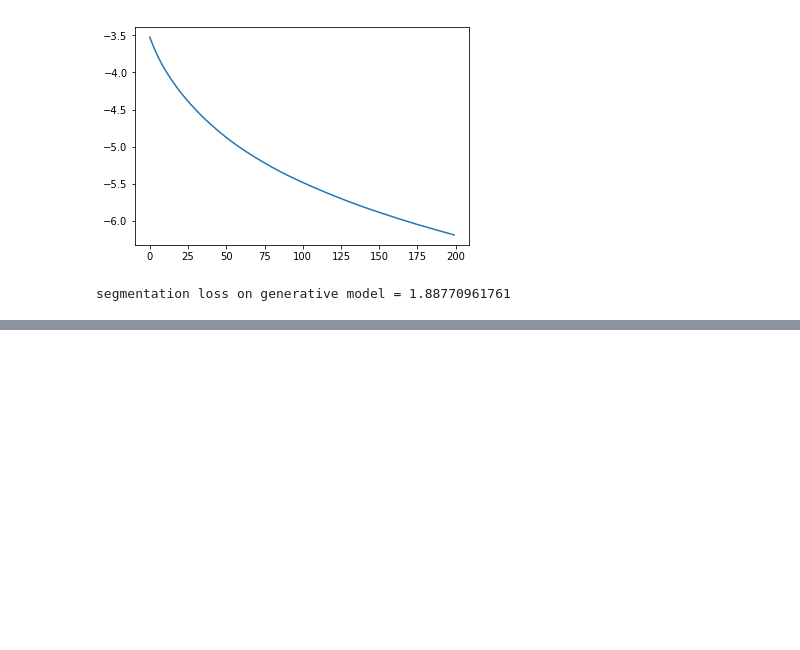
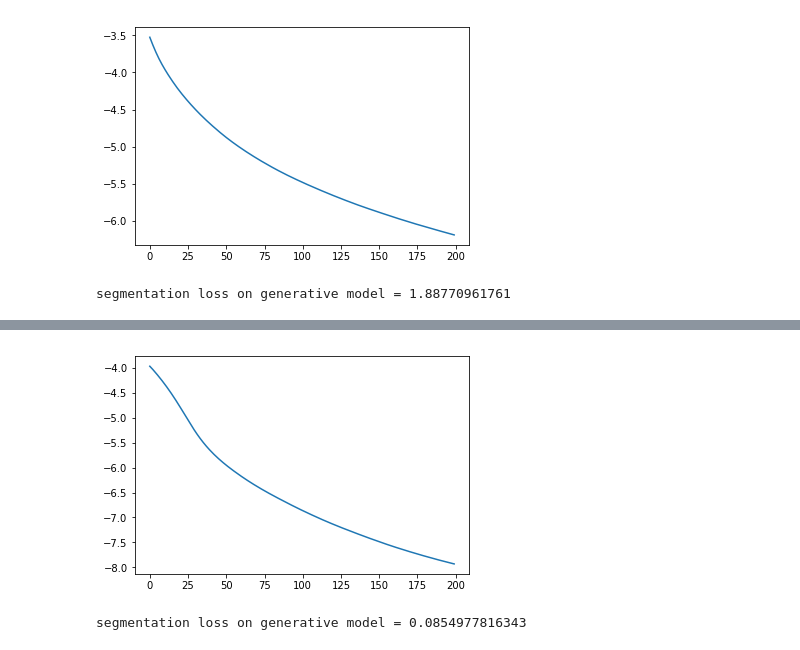
Before and after one commit to ashysheya/research_project, a Jupyter notebook: training_baseline_unet.ipynb, the cells around one changed output, grey strips where cells are left out. Cells and saved outputs as stored; diff of their text form; code cells hidden in the pictures; blank space fills up the shorter version.

```diff
--- a/training_baseline_unet.ipynb
+++ b/training_baseline_unet.ipynb
@@ -230,0 +271,10 @@ segmentation loss on generative model = 1.88770961761
+# %%
+plt.plot(np.log(np.array(gen_loss)))
+plt.show('image loss while optimizing on z latent variables')
+plt.show()
+# %% [output]
+[figure, added]
+# %%
+print('segmentation loss on generative model = {}'.format(segm_loss))
+# %% [output]
+segmentation loss on generative model = 0.0854977816343
```
Also changed, not shown: parts of 5 cells of this notebook.
